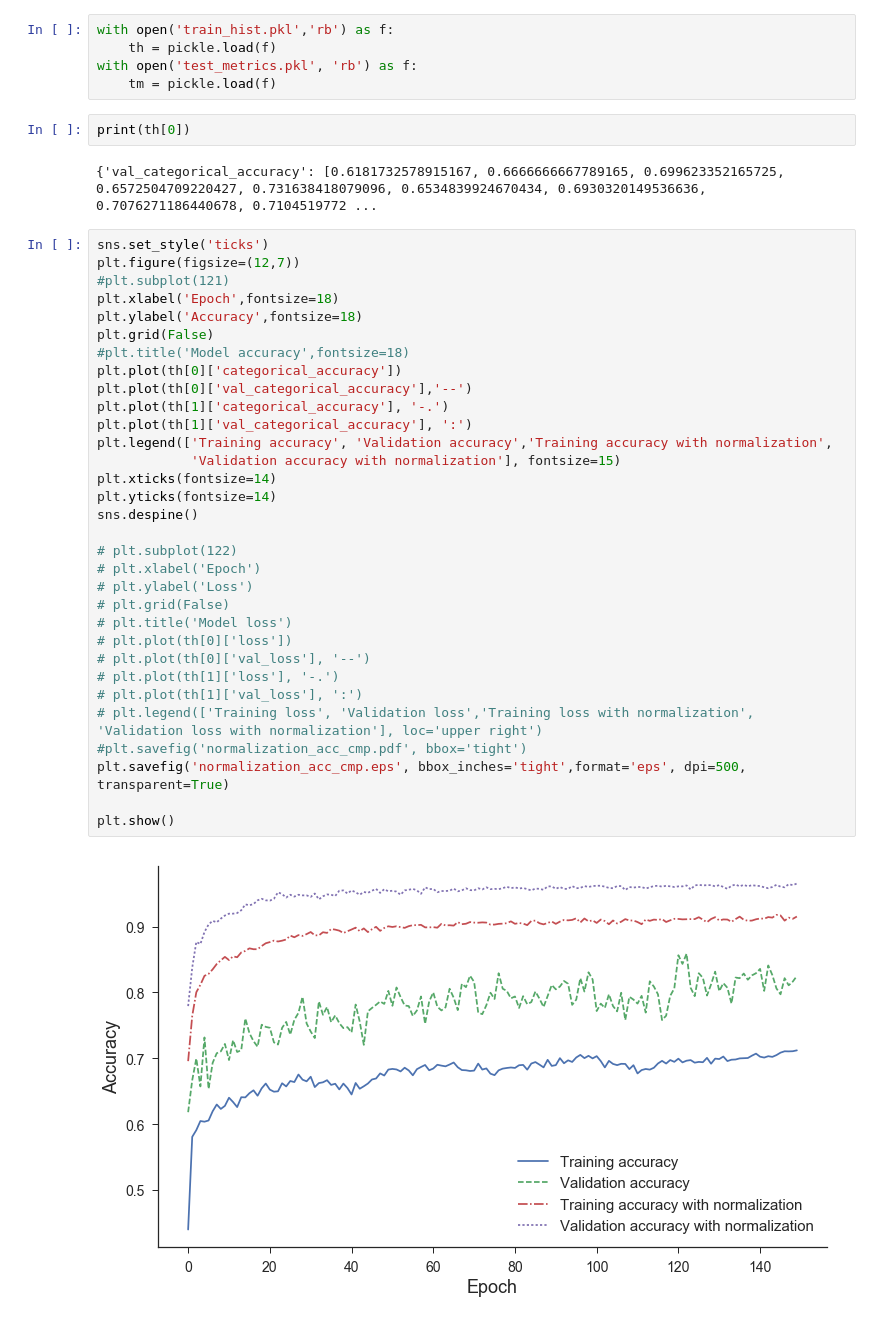
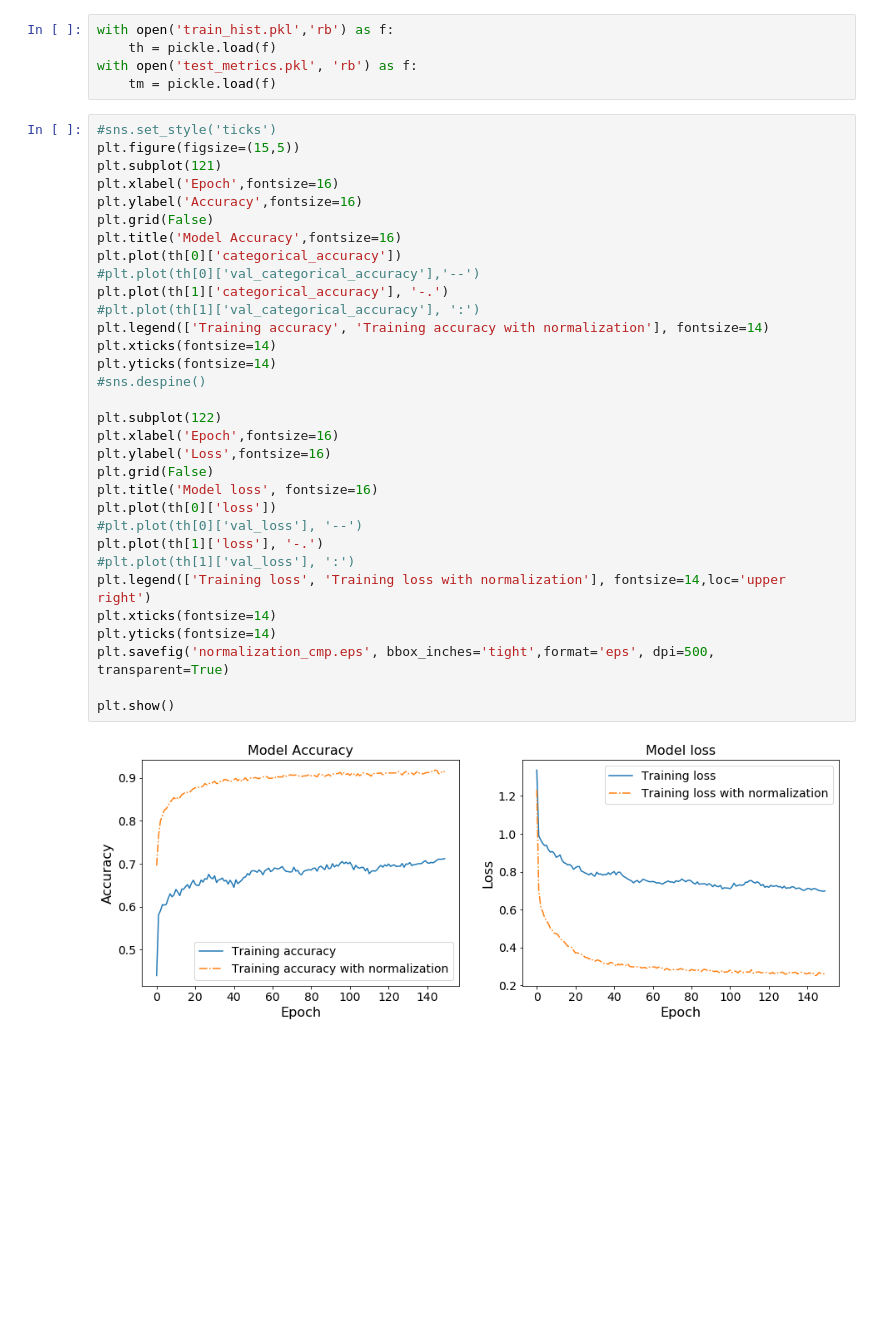
Before and after one commit to alegaballo/master_thesis, a Jupyter notebook: project/evaluation/normalization_cmp/normalization_analysis.ipynb, the cells around one changed output. Cells and saved outputs as stored; diff of their text form; blank space fills up the shorter version.

```diff
--- a/project/evaluation/normalization_cmp/normalization_analysis.ipynb
+++ b/project/evaluation/normalization_cmp/normalization_analysis.ipynb
@@ -8,41 +8,37 @@ with open('train_hist.pkl','rb') as f:
     th = pickle.load(f)
 with open('test_metrics.pkl', 'rb') as f:
     tm = pickle.load(f)
-# %%
-print(th[0])
-# %% [output]
-{'val_categorical_accuracy': [0.6181732578915167, 0.6666666667789165, 0.699623352165725, 0.6572504709220427, 0.731638418079096, 0.6534839924670434, 0.6930320149536636, 0.7076271186440678, 0.7104519772 ...
 # %%
-sns.set_style('ticks')
-plt.figure(figsize=(12,7))
-#plt.subplot(121)
-plt.xlabel('Epoch',fontsize=18)
-plt.ylabel('Accuracy',fontsize=18)
+#sns.set_style('ticks')
+plt.figure(figsize=(15,5))
+plt.subplot(121)
+plt.xlabel('Epoch',fontsize=16)
+plt.ylabel('Accuracy',fontsize=16)
 plt.grid(False)
-#plt.title('Model accuracy',fontsize=18)
+plt.title('Model Accuracy',fontsize=16)
 plt.plot(th[0]['categorical_accuracy'])
-plt.plot(th[0]['val_categorical_accuracy'],'--')
+#plt.plot(th[0]['val_categorical_accuracy'],'--')
 plt.plot(th[1]['categorical_accuracy'], '-.')
-plt.plot(th[1]['val_categorical_accuracy'], ':')
-plt.legend(['Training accuracy', 'Validation accuracy','Training accuracy with normalization',
-            'Validation accuracy with normalization'], fontsize=15)
+#plt.plot(th[1]['val_categorical_accuracy'], ':')
+plt.legend(['Training accuracy', 'Training accuracy with normalization'], fontsize=14)
 plt.xticks(fontsize=14)
 plt.yticks(fontsize=14)
-sns.despine()
+#sns.despine()
 
-# plt.subplot(122)
-# plt.xlabel('Epoch')
-# plt.ylabel('Loss')
-# plt.grid(False)
-# plt.title('Model loss')
-# plt.plot(th[0]['loss'])
-# plt.plot(th[0]['val_loss'], '--')
-# plt.plot(th[1]['loss'], '-.')
-# plt.plot(th[1]['val_loss'], ':')
-# plt.legend(['Training loss', 'Validation loss','Training loss with normalization', 'Validation loss with normalization'], loc='upper right')
-#plt.savefig('normalization_acc_cmp.pdf', bbox='tight')
-plt.savefig('normalization_acc_cmp.eps', bbox_inches='tight',format='eps', dpi=500, transparent=True)
+plt.subplot(122)
+plt.xlabel('Epoch',fontsize=16)
+plt.ylabel('Loss',fontsize=16)
+plt.grid(False)
+plt.title('Model loss', fontsize=16)
+plt.plot(th[0]['loss'])
+#plt.plot(th[0]['val_loss'], '--')
+plt.plot(th[1]['loss'], '-.')
+#plt.plot(th[1]['val_loss'], ':')
+plt.legend(['Training loss', 'Training loss with normalization'], fontsize=14,loc='upper right')
+plt.xticks(fontsize=14)
+plt.yticks(fontsize=14)
+plt.savefig('normalization_cmp.eps', bbox_inches='tight',format='eps', dpi=500, transparent=True)
 
 plt.show()
 # %% [output]
-[figure, old version]
+[figure, new version]
```
Also changed, not shown: parts of 1 cell of this notebook, 22 other files.
